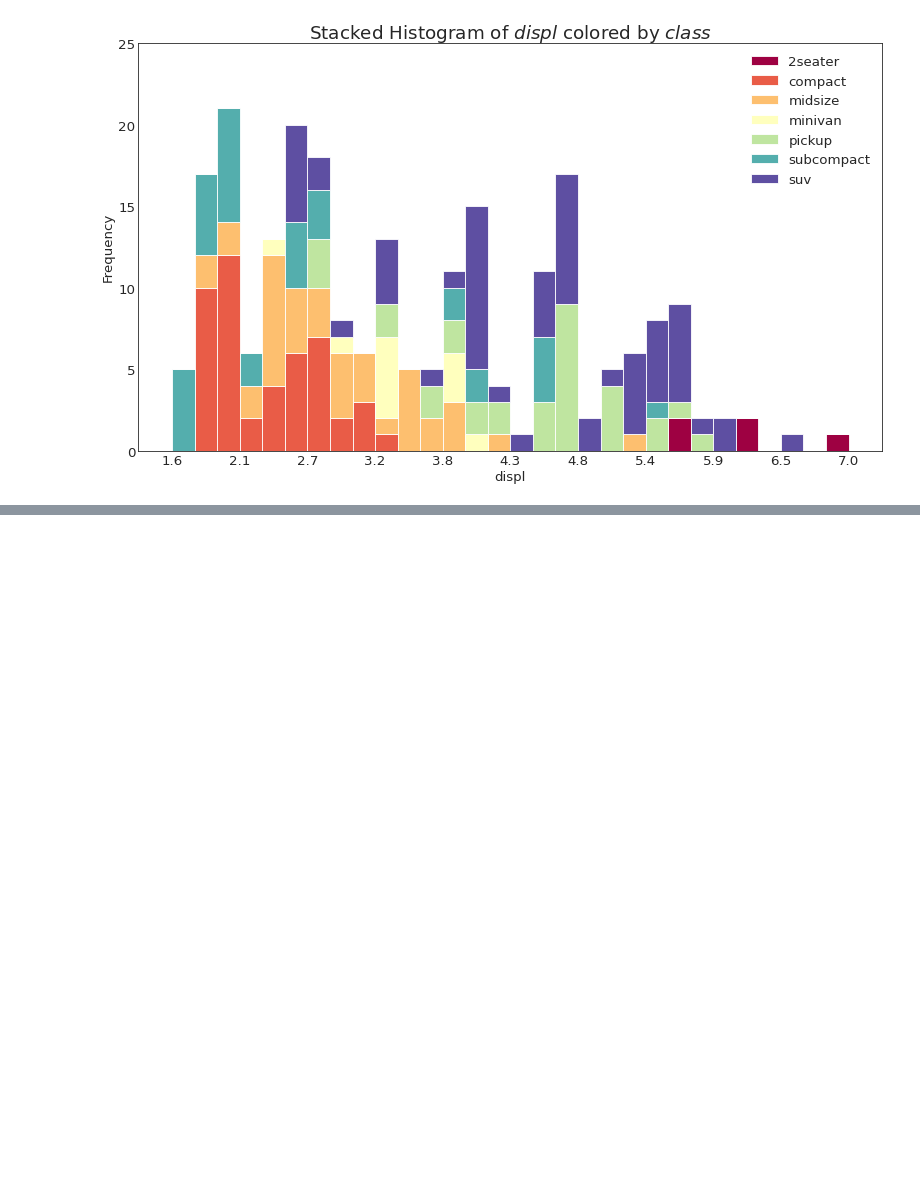
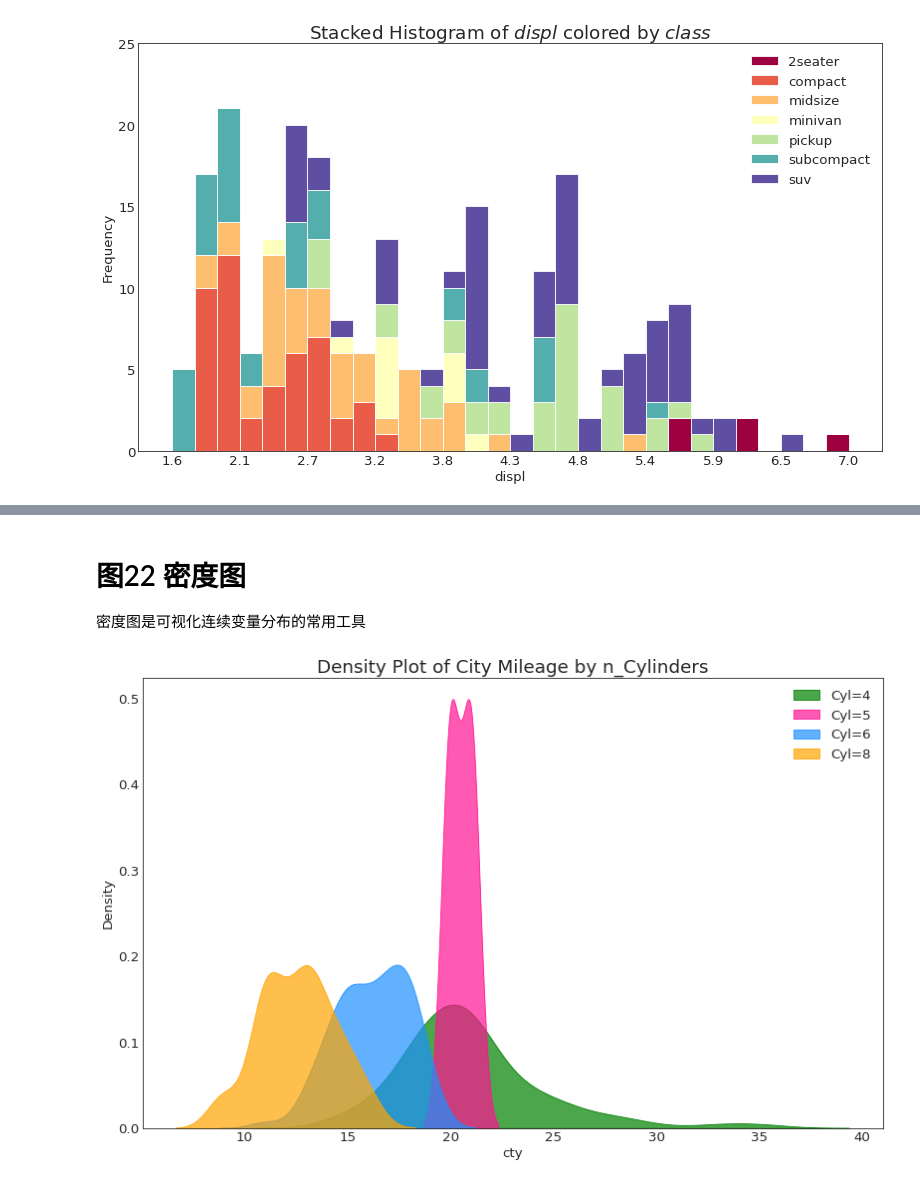
Before and after one commit to BlankSpacePlus/python-matplotlib-top-50, a Jupyter notebook: src/main.ipynb, the cells around one changed output, grey strips where cells are left out. Cells and saved outputs as stored; diff of their text form; code cells hidden in the pictures; blank space fills up the shorter version.

```diff
--- a/src/main.ipynb
+++ b/src/main.ipynb
@@ -741,0 +778,22 @@ plt.show()
+# %% [markdown]
+# 图22 密度图
+
+密度图是可视化连续变量分布的常用工具
+# %%
+# Import Data
+# df = pd.read_csv("https://github.com/selva86/datasets/raw/master/mpg_ggplot2.csv")
+df = pd.read_csv("../data/mpg_ggplot2.csv")
+
+# Draw Plot
+plt.figure(figsize=(16, 10), dpi=60)
+sns.kdeplot(df.loc[df['cyl'] == 4, "cty"], shade=True, color="g", label="Cyl=4", alpha=0.7)
+sns.kdeplot(df.loc[df['cyl'] == 5, "cty"], shade=True, color="deeppink", label="Cyl=5", alpha=0.7)
+sns.kdeplot(df.loc[df['cyl'] == 6, "cty"], shade=True, color="dodgerblue", label="Cyl=6", alpha=0.7)
+sns.kdeplot(df.loc[df['cyl'] == 8, "cty"], shade=True, color="orange", label="Cyl=8", alpha=0.7)
+
+# Decoration
+plt.title('Density Plot of City Mileage by n_Cylinders', fontsize=22)
+plt.legend()
+plt.show()
+# %% [output]
+[figure, added]
```
Also changed, not shown: parts of 19 cells of this notebook, 7 other files.
